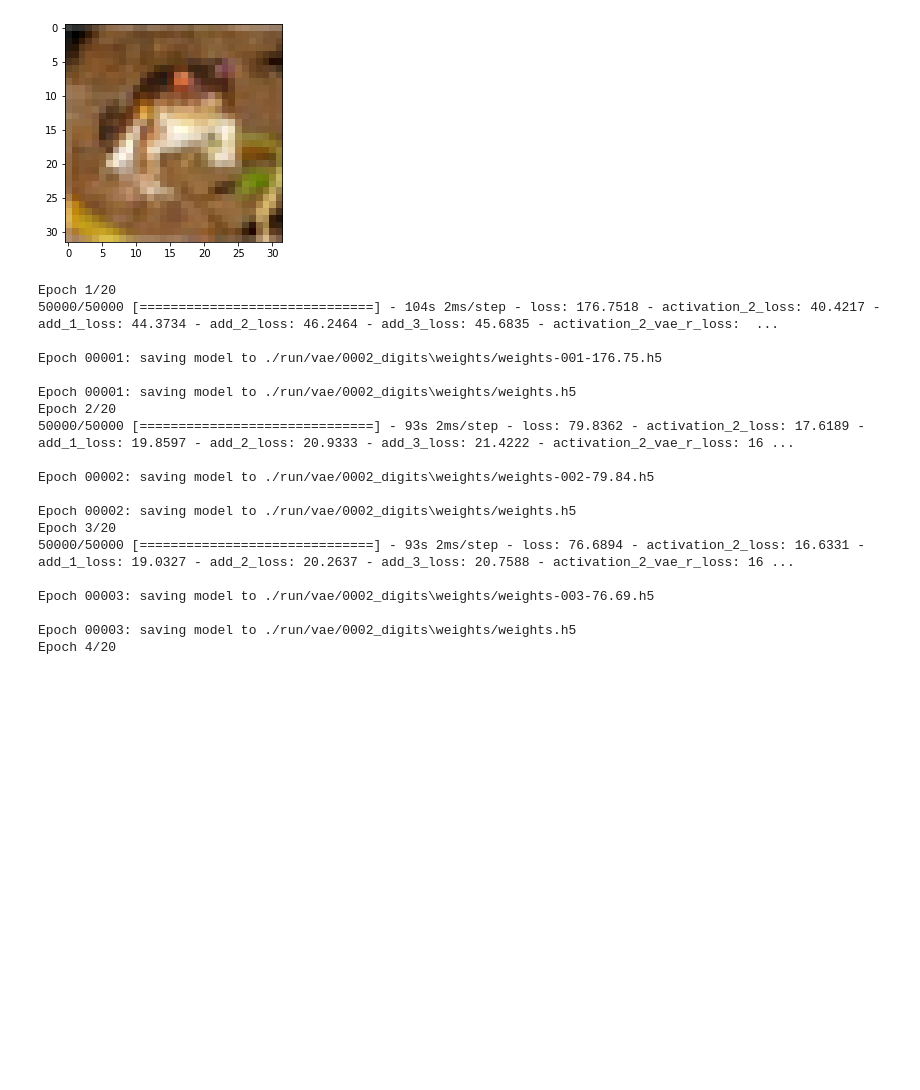
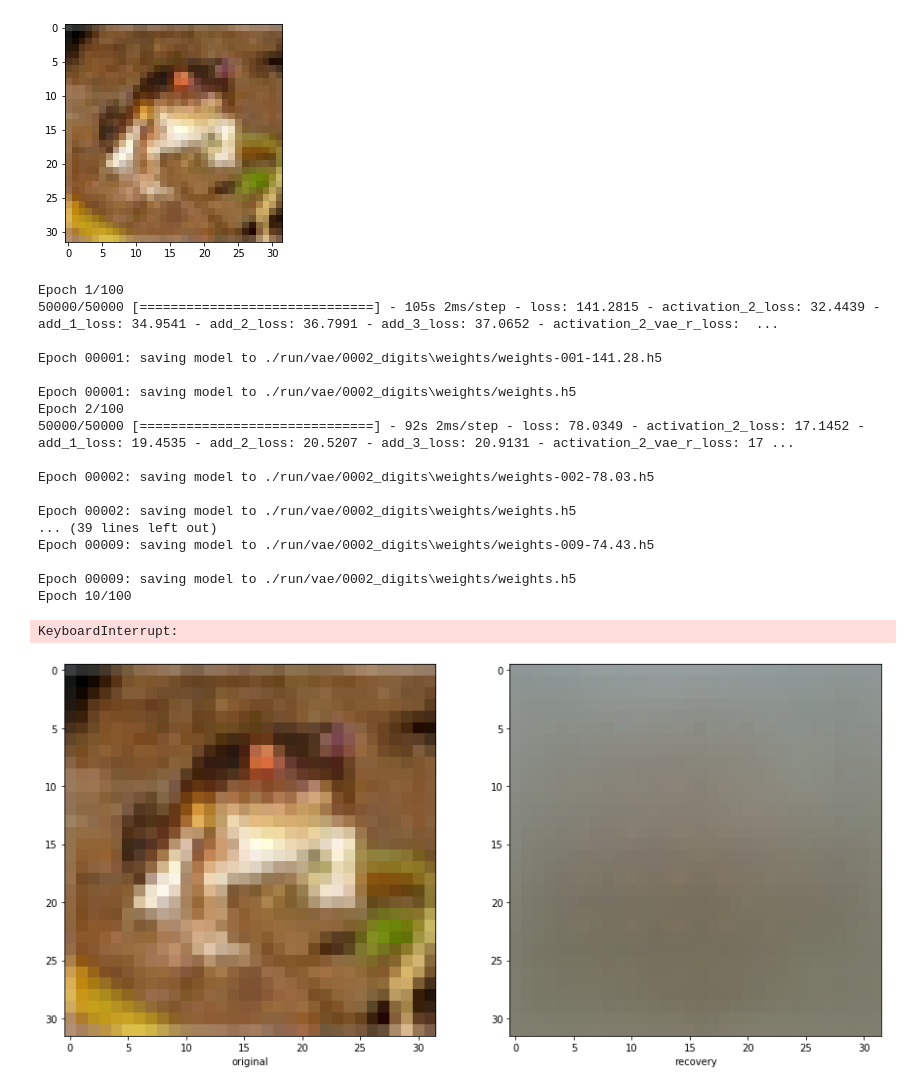
Before and after one commit to NikolasMarkou/multiscale_variational_autoencoder, a Jupyter notebook: multidimensional_vae_test.ipynb, the cells around one changed output. Drawn from its saved outputs; the diff is of its cells as text; code cells hidden in the pictures; blank space fills up the shorter version.

Commit message:
[model] wip

```diff
--- a/multidimensional_vae_test.ipynb
+++ b/multidimensional_vae_test.ipynb
@@ -61,7 +61,7 @@ multiscale_vae.compile(
     kl_loss_factor=KL_LOSS_FACTOR
 )
 # %%
-EPOCHS = 20
+EPOCHS = 100
 BATCH_SIZE = 32
 PRINT_EVERY_N_BATCHES = 100
 INITIAL_EPOCH = 0
@@ -82,27 +82,28 @@ multiscale_vae.train(
     epochs = EPOCHS,
     run_folder = RUN_FOLDER,
     print_every_n_batches = PRINT_EVERY_N_BATCHES,
-    initial_epoch = INITIAL_EPOCH
+    initial_epoch = INITIAL_EPOCH,
+    step_size=10,
+    lr_decay=0.9
 )
 # %% [output]
-Epoch 1/20
-50000/50000 [==============================] - 104s 2ms/step - loss: 176.7518 - activation_2_loss: 40.4217 - add_1_loss: 44.3734 - add_2_loss: 46.2464 - add_3_loss: 45.6835 - activation_2_vae_r_loss:  ...
+Epoch 1/100
+50000/50000 [==============================] - 105s 2ms/step - loss: 141.2815 - activation_2_loss: 32.4439 - add_1_loss: 34.9541 - add_2_loss: 36.7991 - add_3_loss: 37.0652 - activation_2_vae_r_loss:  ...
 
-Epoch 00001: saving model to ./run/vae/0002_digits\weights/weights-001-176.75.h5
+Epoch 00001: saving model to ./run/vae/0002_digits\weights/weights-001-141.28.h5
 
 Epoch 00001: saving model to ./run/vae/0002_digits\weights/weights.h5
-Epoch 2/20
-50000/50000 [==============================] - 93s 2ms/step - loss: 79.8362 - activation_2_loss: 17.6189 - add_1_loss: 19.8597 - add_2_loss: 20.9333 - add_3_loss: 21.4222 - activation_2_vae_r_loss: 16 ...
+Epoch 2/100
+50000/50000 [==============================] - 92s 2ms/step - loss: 78.0349 - activation_2_loss: 17.1452 - add_1_loss: 19.4535 - add_2_loss: 20.5207 - add_3_loss: 20.9131 - activation_2_vae_r_loss: 17 ...
 
-Epoch 00002: saving model to ./run/vae/0002_digits\weights/weights-002-79.84.h5
+Epoch 00002: saving model to ./run/vae/0002_digits\weights/weights-002-78.03.h5
 
 Epoch 00002: saving model to ./run/vae/0002_digits\weights/weights.h5
-Epoch 3/20
-50000/50000 [==============================] - 93s 2ms/step - loss: 76.6894 - activation_2_loss: 16.6331 - add_1_loss: 19.0327 - add_2_loss: 20.2637 - add_3_loss: 20.7588 - activation_2_vae_r_loss: 16 ...
+... (39 lines left out)
+Epoch 00009: saving model to ./run/vae/0002_digits\weights/weights-009-74.43.h5
 
-Epoch 00003: saving model to ./run/vae/0002_digits\weights/weights-003-76.69.h5
-
-Epoch 00003: saving model to ./run/vae/0002_digits\weights/weights.h5
-Epoch 4/20
+Epoch 00009: saving model to ./run/vae/0002_digits\weights/weights.h5
+Epoch 10/100
+KeyboardInterrupt:
 # %%
 results = multiscale_vae.model_predict.predict(x_train[0:1,:,:,:])
@@ -114,0 +110,11 @@ plt.show()
+# %%
+fig, axs = plt.subplots(5, 2, figsize=(15,15))
+plt.subplot(1,2,1)
+plt.xlabel("original")
+plt.imshow(x_train[0,:,:,:])
+plt.subplot(1,2,2)
+plt.imshow(results[0,:,:,:])
+plt.xlabel("recovery")
+plt.show()
+# %% [output]
+[figure, added]
```
Also changed, not shown: parts of 2 cells of this notebook, 1 other file.
